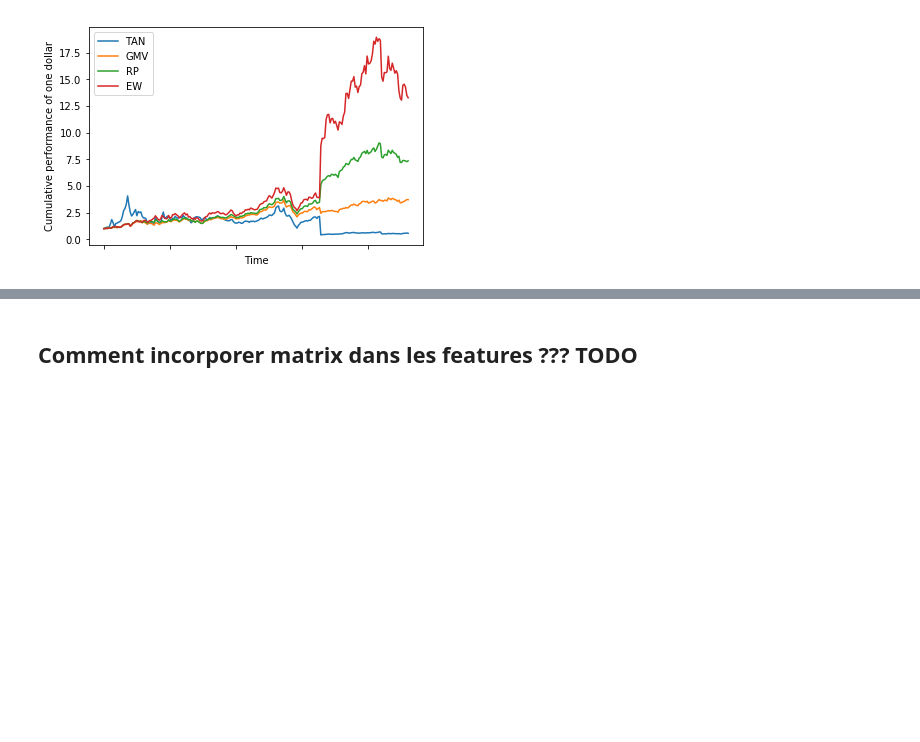
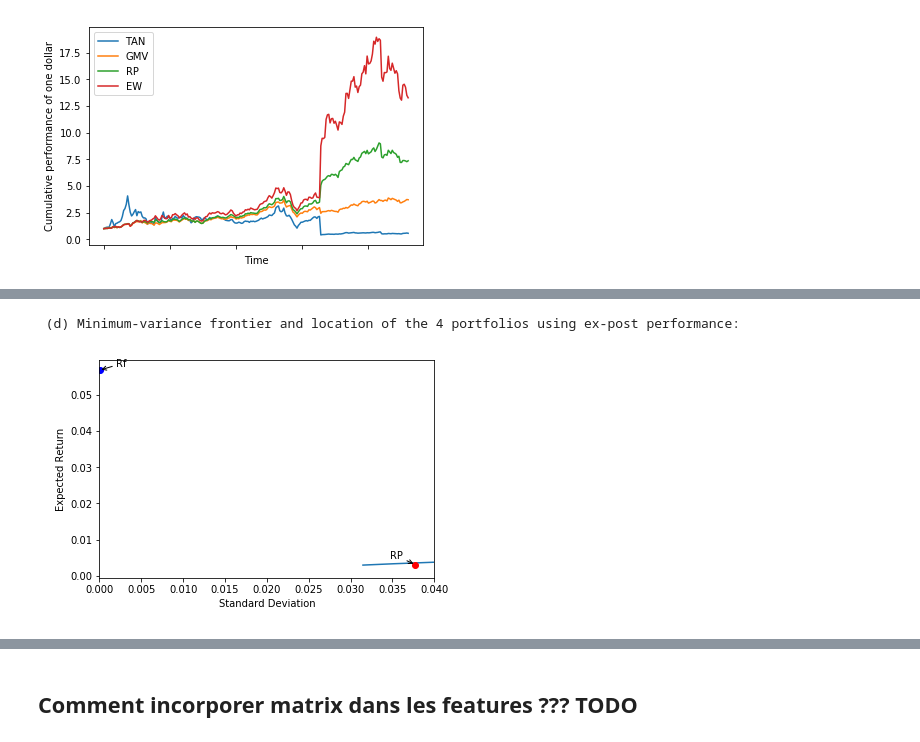
Before and after one commit to GregoireMayrhofer/financialbigdata, a Jupyter notebook: data_preprocessing.ipynb, the cells around one changed output, grey strips where cells are left out. Drawn from its saved outputs; the diff is of its cells as text; code cells hidden in the pictures; blank space fills up the shorter version.

```diff
--- a/data_preprocessing.ipynb
+++ b/data_preprocessing.ipynb
@@ -388,0 +560,44 @@ print(labels)
+# %%
+#MV frontiers
+Mup = np.linspace(0.003,0.009,1000)
+MU = ret_weekly.loc[dates_perf].mean().values
+SIGMA = ret_weekly.loc[dates_perf].cov().values
+INV_SIGMA = np.linalg.inv(SIGMA)
+
+
+A = (ONES@INV_SIGMA)@ONES
+B = (ONES@INV_SIGMA)@MU
+C = (MU@INV_SIGMA)@MU
+DELTA = A*C-B**2
+
+Sigmap = np.sqrt((A*np.multiply(Mup,Mup)-2*B*Mup+C)/DELTA)
+
+plt.plot(Sigmap,Mup)
+plt.xlabel('Standard Deviation')
+plt.ylabel('Expected Return')
+plt.plot(S,M,'ro')
+plt.plot(0.0001,R0,'bo')
+plt.xlim(0, 0.04)
+
+
+plt.annotate('TAN', xy=(S[0],M[0]), xytext=(S[0]-.003, M[0]-.0015),
+            arrowprops=dict(arrowstyle="->")
+            )
+plt.annotate('GMV', xy=(S[1],M[1]), xytext=(S[1]-.003, M[1]-.0015),
+            arrowprops=dict(arrowstyle="->")
+            )
+plt.annotate('RP', xy=(S[2],M[2]), xytext=(S[2]-.003, M[2]+.0015),
+            arrowprops=dict(arrowstyle="->")
+            )
+plt.annotate('EW', xy=(S[3],M[3]), xytext=(S[3]-.003, M[3]+.0015),
+            arrowprops=dict(arrowstyle="->")
+            )
+plt.annotate('Rf', xy=(0, R0), xytext=(.001+.001, R0+.001),
+            arrowprops=dict(arrowstyle="->")
+            )
+
+print('\n (d) Minimum-variance frontier and location of the 4 portfolios using ex-post performance:')
+plt.show()
+# %% [output]
+ (d) Minimum-variance frontier and location of the 4 portfolios using ex-post performance:
+[figure, added]
```
Also changed, not shown: parts of 17 cells of this notebook, 1 other file.
